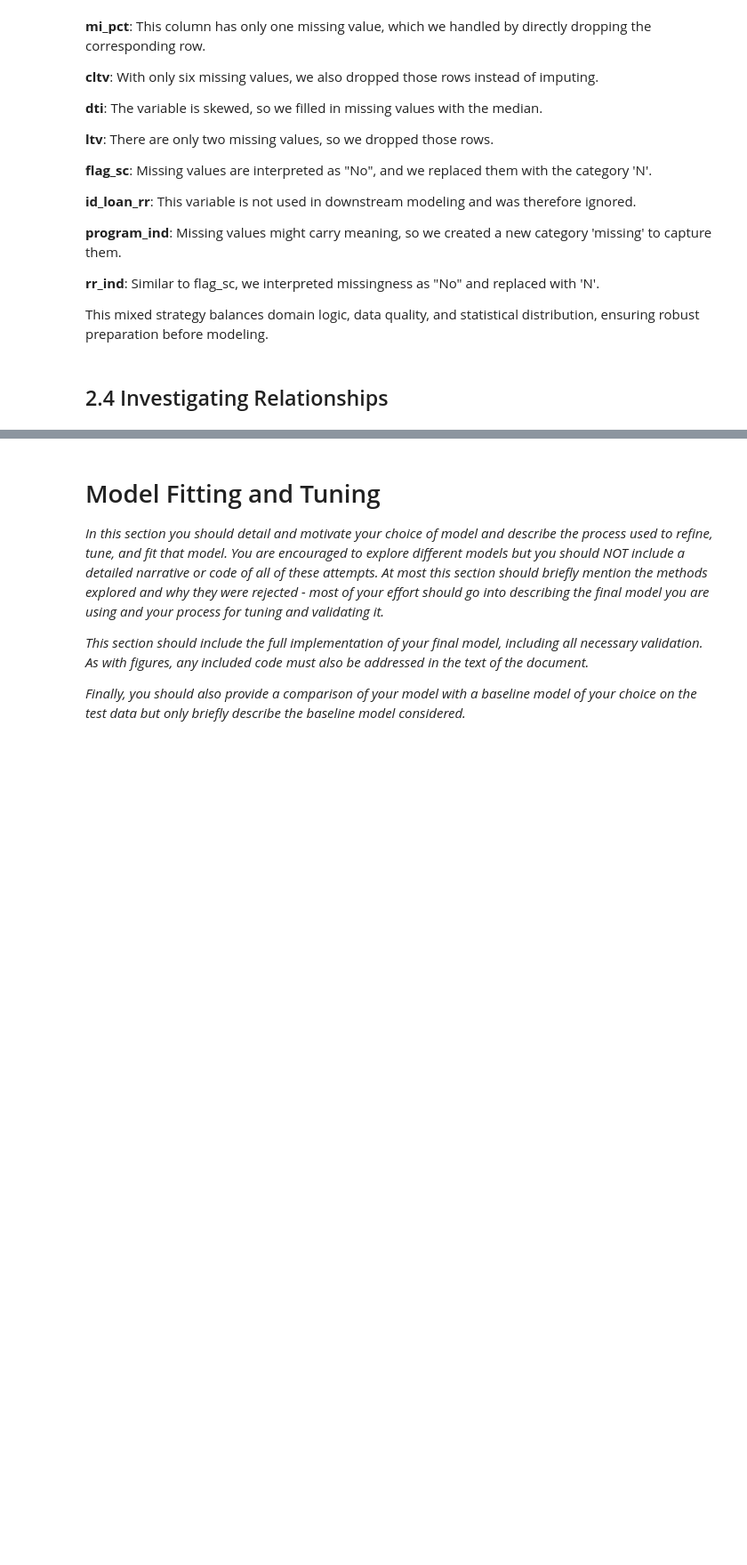
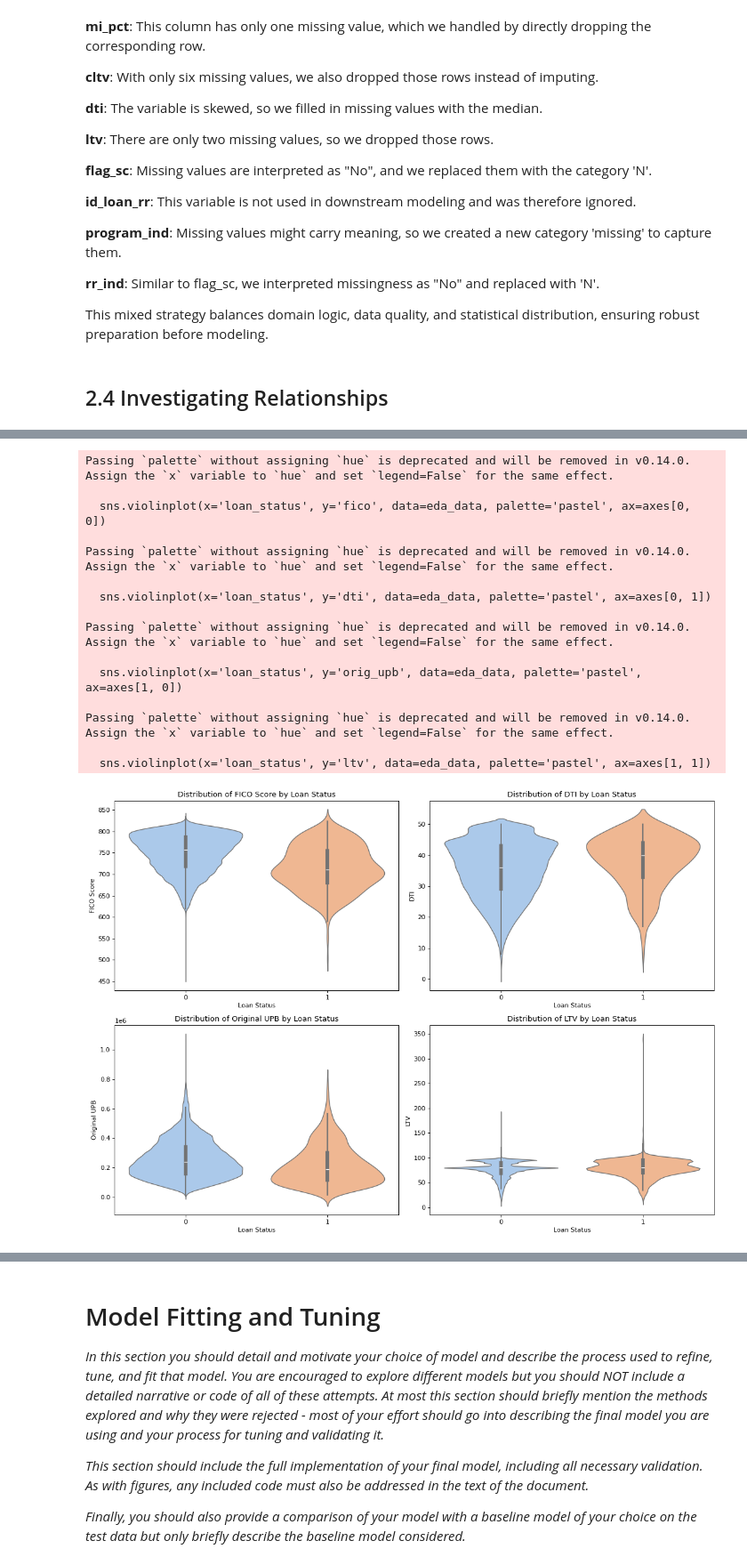
Before and after one commit to ormykingdown/MLP2, a Jupyter notebook: project2.ipynb, the cells around one changed output, grey strips where cells are left out. Shown at 89% size. Saved outputs shown, nothing was run; the diff lists cells and outputs as text; code cells hidden in the pictures; blank space fills up the shorter version.

```diff
--- a/project2.ipynb
+++ b/project2.ipynb
@@ -446,0 +447,48 @@ Passing `palette` without assigning `hue` is deprecated and will be removed in v
+# %%
+# Create a 2x2 subplot for four violin plots
+fig, axes = plt.subplots(2, 2, figsize=(14, 10))  # 2 rows, 2 columns
+
+# Plot 1: FICO distribution by loan status
+sns.violinplot(x='loan_status', y='fico', data=eda_data, palette='pastel', ax=axes[0, 0])
+axes[0, 0].set_title("Distribution of FICO Score by Loan Status")
+axes[0, 0].set_xlabel("Loan Status")
+axes[0, 0].set_ylabel("FICO Score")
+
+# Plot 2: DTI distribution by loan status
+sns.violinplot(x='loan_status', y='dti', data=eda_data, palette='pastel', ax=axes[0, 1])
+axes[0, 1].set_title("Distribution of DTI by Loan Status")
+axes[0, 1].set_xlabel("Loan Status")
+axes[0, 1].set_ylabel("DTI")
+
+# Plot 3: Original UPB distribution by loan status
+sns.violinplot(x='loan_status', y='orig_upb', data=eda_data, palette='pastel', ax=axes[1, 0])
+axes[1, 0].set_title("Distribution of Original UPB by Loan Status")
+axes[1, 0].set_xlabel("Loan Status")
+axes[1, 0].set_ylabel("Original UPB")
+
+# Plot 4: LTV distribution by loan status
+sns.violinplot(x='loan_status', y='ltv', data=eda_data, palette='pastel', ax=axes[1, 1])
+axes[1, 1].set_title("Distribution of LTV by Loan Status")
+axes[1, 1].set_xlabel("Loan Status")
+axes[1, 1].set_ylabel("LTV")
+
+# Adjust layout to prevent overlapping
+plt.tight_layout()
+plt.show()
+# %% [output]
+Passing `palette` without assigning `hue` is deprecated and will be removed in v0.14.0. Assign the `x` variable to `hue` and set `legend=False` for the same effect.
+
+  sns.violinplot(x='loan_status', y='fico', data=eda_data, palette='pastel', ax=axes[0, 0])
+
+Passing `palette` without assigning `hue` is deprecated and will be removed in v0.14.0. Assign the `x` variable to `hue` and set `legend=False` for the same effect.
+
+  sns.violinplot(x='loan_status', y='dti', data=eda_data, palette='pastel', ax=axes[0, 1])
+
+Passing `palette` without assigning `hue` is deprecated and will be removed in v0.14.0. Assign the `x` variable to `hue` and set `legend=False` for the same effect.
+
+  sns.violinplot(x='loan_status', y='orig_upb', data=eda_data, palette='pastel', ax=axes[1, 0])
+
+Passing `palette` without assigning `hue` is deprecated and will be removed in v0.14.0. Assign the `x` variable to `hue` and set `legend=False` for the same effect.
+
+  sns.violinplot(x='loan_status', y='ltv', data=eda_data, palette='pastel', ax=axes[1, 1])
+[figure, added]
```
Also changed, not shown: parts of 27 cells of this notebook.
